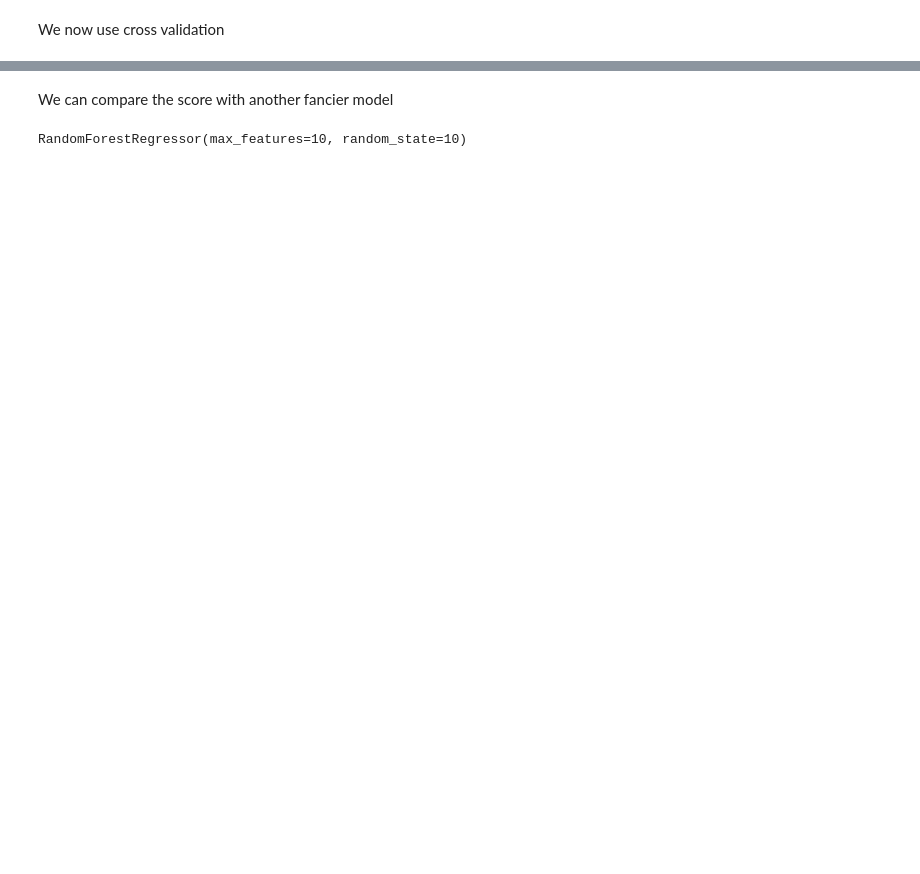
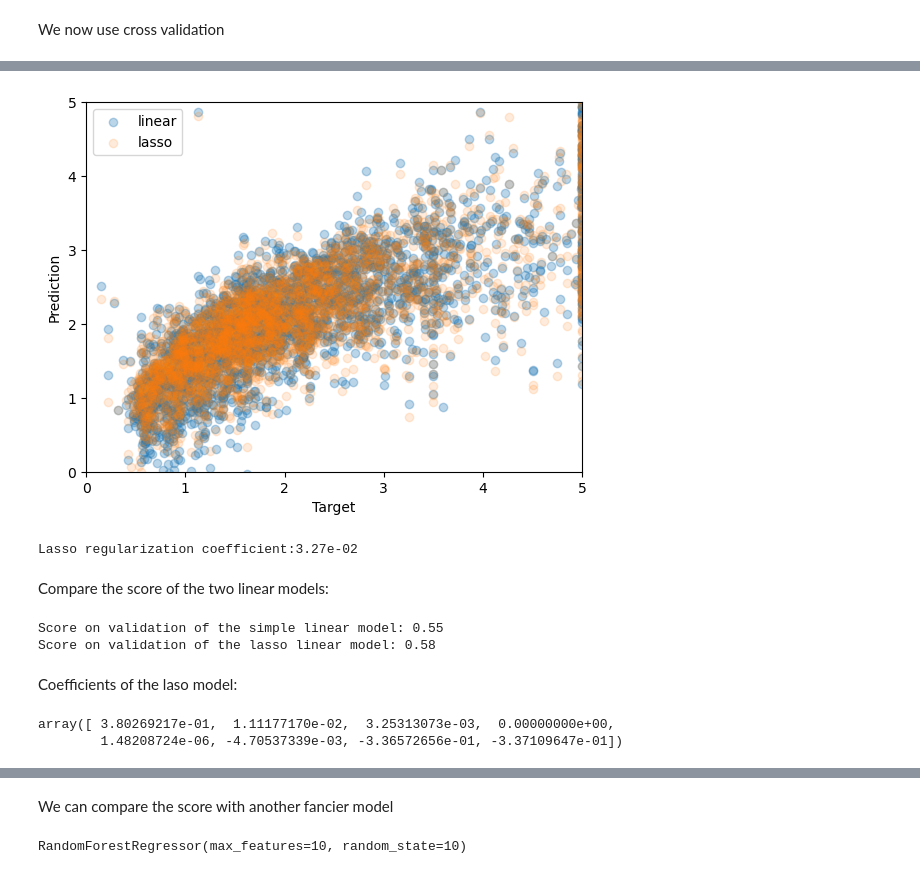
Before and after one commit to brajard/MAT330, a Jupyter notebook: notebooks/regression example.ipynb, the cells around one changed output, grey strips where cells are left out. Saved outputs shown, nothing was run; the diff lists cells and outputs as text; code cells hidden in the pictures; blank space fills up the shorter version.

```diff
--- a/notebooks/regression example.ipynb
+++ b/notebooks/regression example.ipynb
@@ -140,0 +139,32 @@ array([12.46030057, 26.04862111, 33.07413798, 80.76237112, 33.31360656])
+# %%
+lasso = LassoCV(cv=5, random_state=1).fit(X_train, y_train)
+y_val_predict_lasso = lasso.predict(X_val)
+plt.scatter(y_val,y_val_predict_lin,label='linear',zorder=1,alpha=.3)
+plt.scatter(y_val,y_val_predict_lasso,label='lasso',zorder=2,alpha=.15)
+plt.legend()
+plt.xlim([0,5])
+plt.ylim([0,5])
+plt.ylabel('Prediction')
+plt.xlabel('Target')
+plt.show()
+# %% [output]
+[figure, added]
+# %%
+print(f'Lasso regularization coefficient:{lasso.alpha_:.2e}')
+# %% [output]
+Lasso regularization coefficient:3.27e-02
+# %% [markdown]
+Compare the score of the two linear models:
+# %%
+print(f'Score on validation of the simple linear model: {score(reg,X_val, y_val):.2f}')
+print(f'Score on validation of the lasso linear model: {score(lasso,X_val, y_val):.2f}')
+# %% [output]
+Score on validation of the simple linear model: 0.55
+Score on validation of the lasso linear model: 0.58
+# %% [markdown]
+Coefficients of the laso model:
+# %%
+lasso.coef_
+# %% [output]
+array([ 3.80269217e-01,  1.11177170e-02,  3.25313073e-03,  0.00000000e+00,
+        1.48208724e-06, -4.70537339e-03, -3.36572656e-01, -3.37109647e-01])
```
Also changed, not shown: parts of 18 cells of this notebook, 1 other file.
